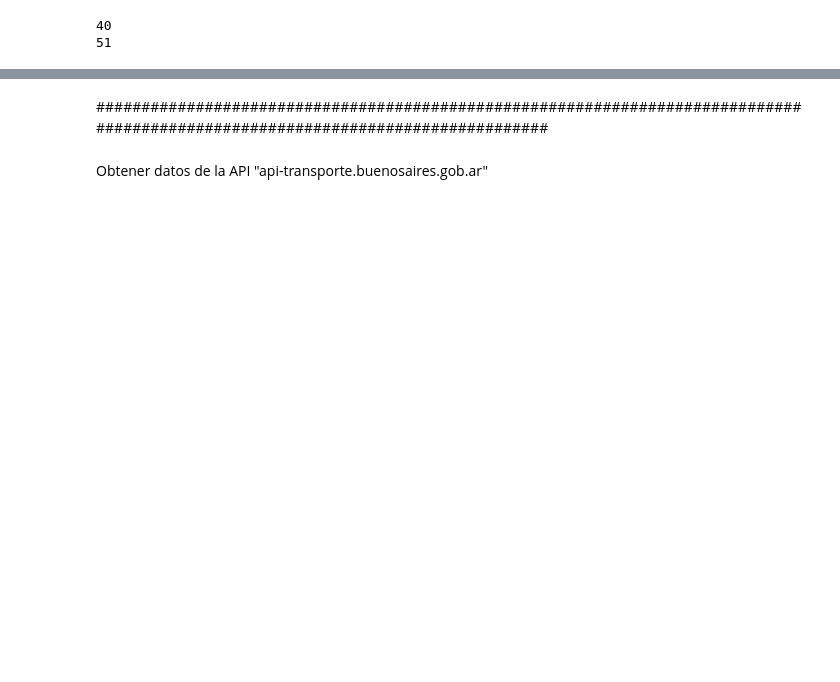
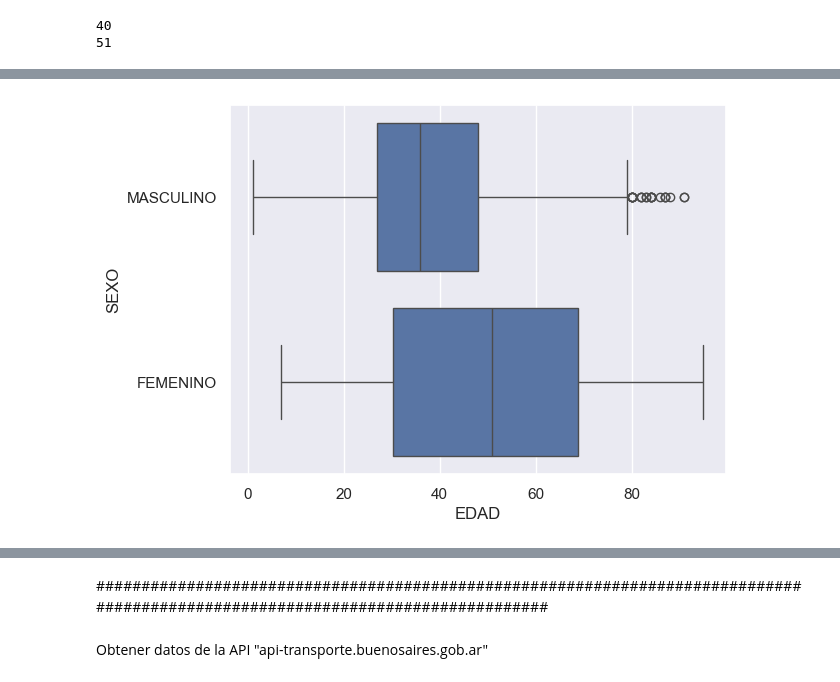
Before and after one commit to nelvinvelazco/henry-PI-SiniestrosViales, a Jupyter notebook: EDA.ipynb, the cells around one changed output, grey strips where cells are left out. Cells and saved outputs as stored; diff of their text form; code cells hidden in the pictures; blank space fills up the shorter version.

```diff
--- a/EDA.ipynb
+++ b/EDA.ipynb
@@ -214,0 +221,5 @@ memory usage: 61.1+ KB
+# %%
+sns.boxplot(data=df_victimas_homicidios, x=df_victimas_homicidios['EDAD'], y=df_victimas_homicidios['SEXO'])
+plt.show()
+# %% [output]
+[figure, added]
```
Also changed, not shown: parts of 12 cells of this notebook.
